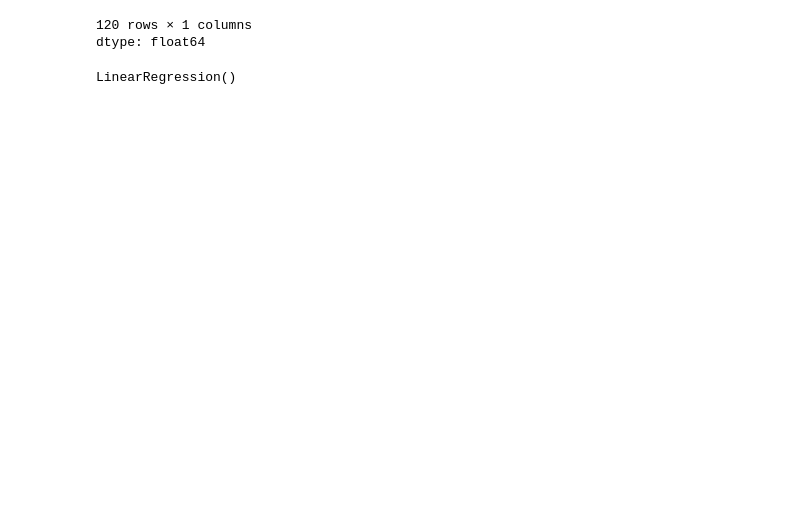
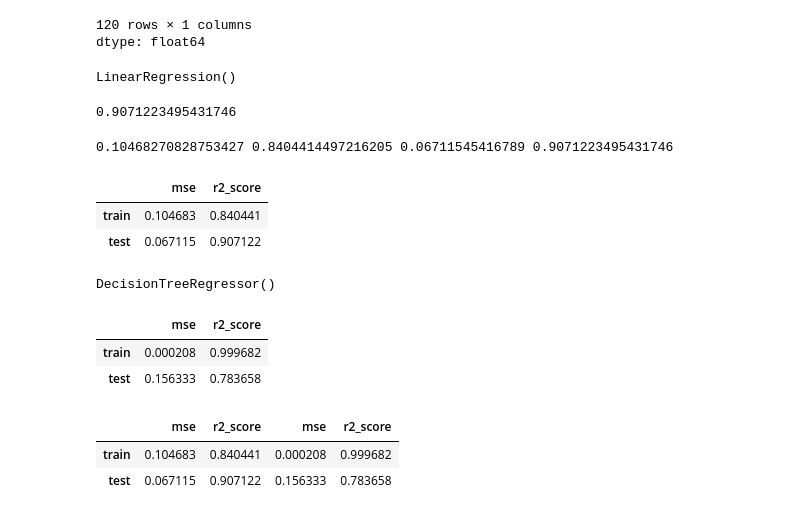
Before and after one commit to Kokila412/ML_internship, a Jupyter notebook: basicml.ipynb, the cells around one changed output. Drawn from its saved outputs; the diff is of its cells as text; code cells hidden in the pictures; blank space fills up the shorter version.

```diff
--- a/basicml.ipynb
+++ b/basicml.ipynb
@@ -83,3 +83,7 @@ lr=LinearRegression()
 lr.fit(X_train,y_train)
 # %% [output]
 LinearRegression()
+# %%
+lr.score(X_test,y_test)
+# %% [output]
+0.9071223495431746
@@ -85,0 +93,45 @@ LinearRegression()
+# %%
+from sklearn.metrics import mean_squared_error,r2_score
+mse1=mean_squared_error(y_train,y_train_pred)
+r2_score1=r2_score(y_train,y_train_pred)
+mse2=mean_squared_error(y_test,y_test_pred)
+r2_score2=r2_score(y_test,y_test_pred)
+print(mse1,r2_score1,mse2,r2_score2)
+# %% [output]
+0.10468270828753427 0.8404414497216205 0.06711545416789 0.9071223495431746
+# %%
+lr_results=pd.DataFrame({'mse':[mse1,mse2],'r2_score':[r2_score1,r2_score2]},index=['train','test'])
+lr_results
+# %% [output]
+|  | mse | r2_score |
+| train | 0.104683 | 0.840441 |
+| test | 0.067115 | 0.907122 |
+# %%
+from sklearn.tree import DecisionTreeRegressor
+dt=DecisionTreeRegressor()
+dt.fit(X_train,y_train)
+# %% [output]
+DecisionTreeRegressor()
+# %%
+dt_train_pred=dt.predict(X_train)
+dt_test_pred=dt.predict(X_test)
+# %%
+from sklearn.metrics import mean_squared_error,r2_score
+rf_mse1=mean_squared_error(y_train,dt_train_pred)
+rf_r2_score1=r2_score(y_train,dt_train_pred)
+rf_mse2=mean_squared_error(y_test,dt_test_pred)
+rf_r2_score2=r2_score(y_test,dt_test_pred)
+# %%
+rf_results=pd.DataFrame({'mse':[rf_mse1,rf_mse2],'r2_score':[rf_r2_score1,rf_r2_score2]},index=['train','test'])
+rf_results
+# %% [output]
+|  | mse | r2_score |
+| train | 0.000208 | 0.999682 |
+| test | 0.156333 | 0.783658 |
+# %%
+diff_models=pd.concat([lr_results,rf_results],axis=1)
+diff_models
+# %% [output]
+|  | mse | r2_score | mse | r2_score |
+| train | 0.104683 | 0.840441 | 0.000208 | 0.999682 |
+| test | 0.067115 | 0.907122 | 0.156333 | 0.783658 |
```
Also changed, not shown: parts of 3 cells of this notebook.
